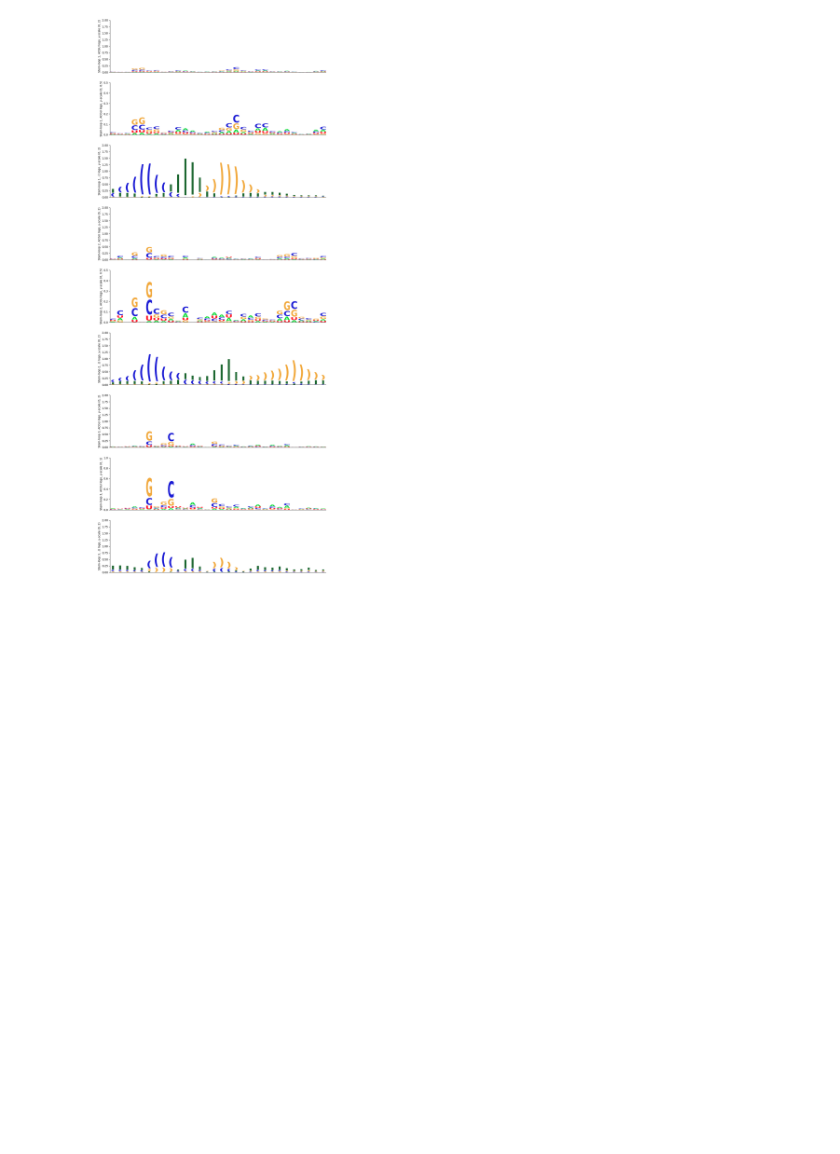
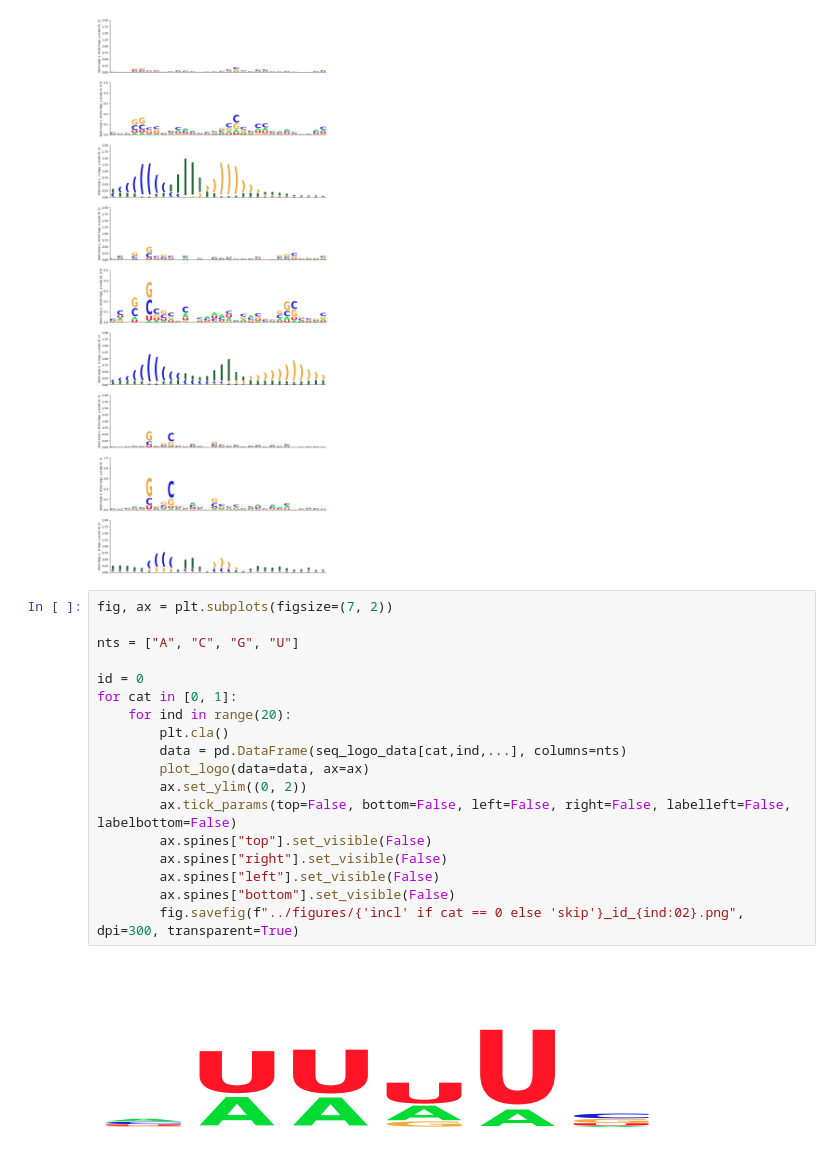
Before and after one commit to Liao-Group/interpretable-splicing-visualization, a Jupyter notebook: notebooks/sequence_logo.ipynb, the cells around one changed output. Saved outputs shown, nothing was run; the diff lists cells and outputs as text; blank space fills up the shorter version.

Commit message:
create transparent logos, find fixed ranges
Add transparent sequence logos;
Find fixed ranges for visualization

```diff
--- a/notebooks/sequence_logo.ipynb
+++ b/notebooks/sequence_logo.ipynb
@@ -403,3 +403,23 @@ axes[8].set_ylabel("Stem-loop 3, .() logo, y-scale (0, 2)")
 fig.savefig("../figures/stem_loop_reps.png", dpi=300)
 # %% [output]
 [figure]
+# %%
+fig, ax = plt.subplots(figsize=(7, 2))
+
+nts = ["A", "C", "G", "U"]
+
+id = 0
+for cat in [0, 1]:
+    for ind in range(20):
+        plt.cla()
+        data = pd.DataFrame(seq_logo_data[cat,ind,...], columns=nts)
+        plot_logo(data=data, ax=ax)
+        ax.set_ylim((0, 2))
+        ax.tick_params(top=False, bottom=False, left=False, right=False, labelleft=False, labelbottom=False)
+        ax.spines["top"].set_visible(False)
+        ax.spines["right"].set_visible(False)
+        ax.spines["left"].set_visible(False)
+        ax.spines["bottom"].set_visible(False)
+        fig.savefig(f"../figures/{'incl' if cat == 0 else 'skip'}_id_{ind:02}.png", dpi=300, transparent=True)
+# %% [output]
+[figure, added]
```
Also changed, not shown: 42 other files.
